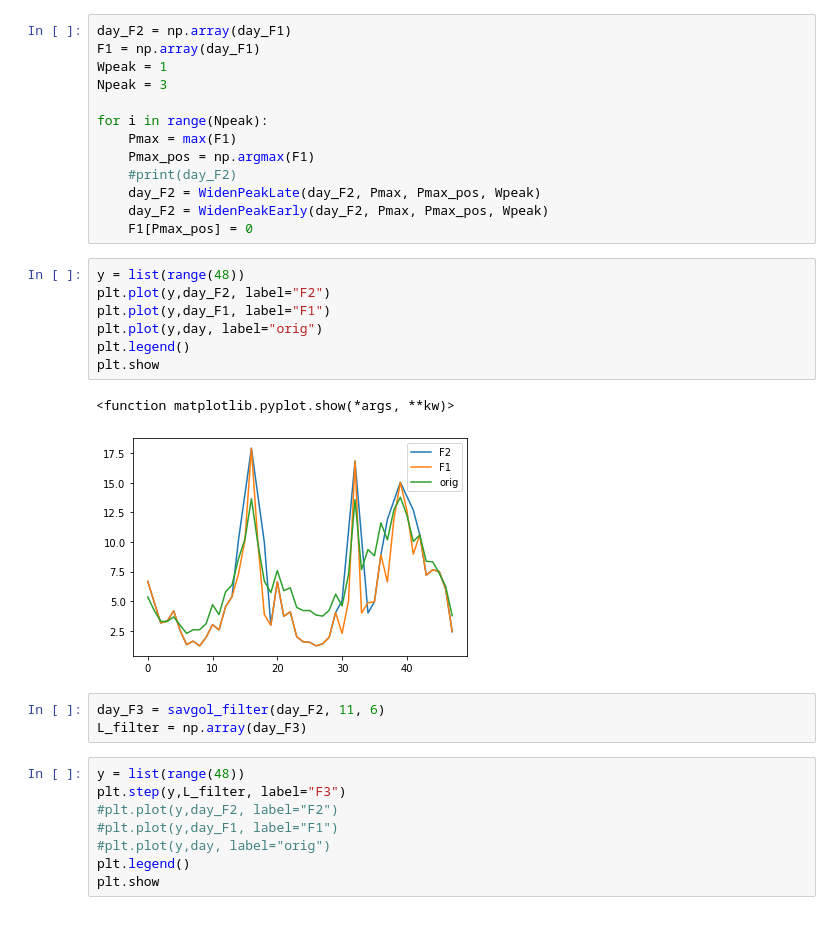
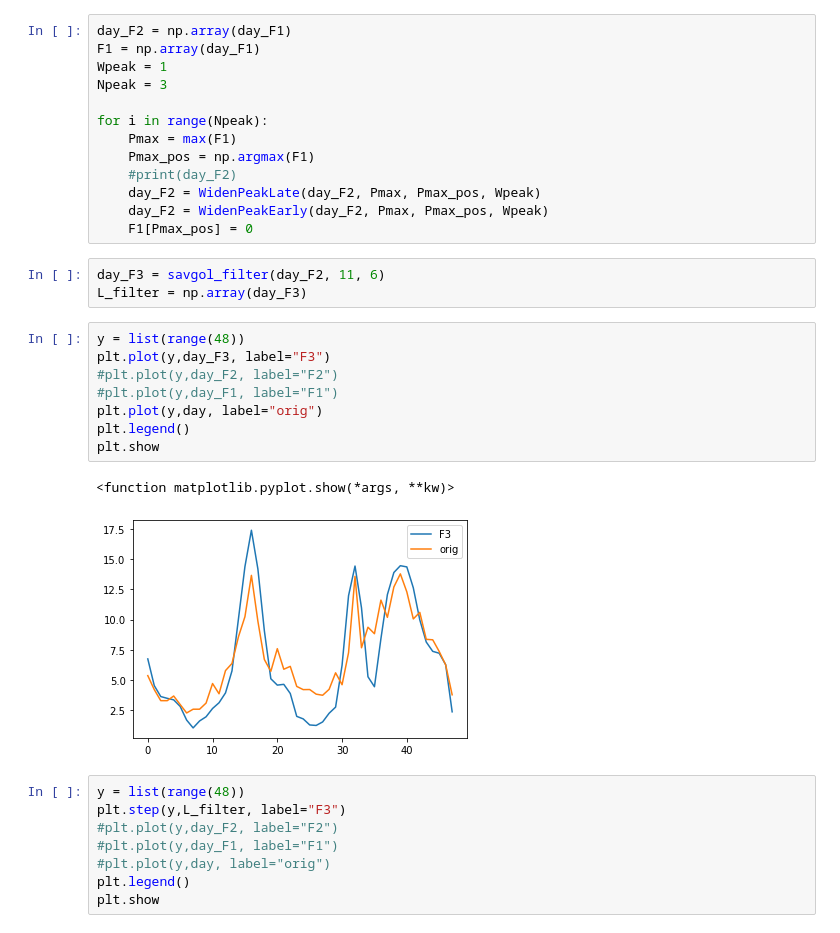
Before and after one commit to stait20/Code, a Jupyter notebook: PaperMethod.ipynb, the cells around one changed output. Cells and saved outputs as stored; diff of their text form.

```diff
--- a/PaperMethod.ipynb
+++ b/PaperMethod.ipynb
@@ -95,19 +95,20 @@ for i in range(Npeak):
     day_F2 = WidenPeakLate(day_F2, Pmax, Pmax_pos, Wpeak)
     day_F2 = WidenPeakEarly(day_F2, Pmax, Pmax_pos, Wpeak)
     F1[Pmax_pos] = 0
-# %%
-y = list(range(48))
-plt.plot(y,day_F2, label="F2")
-plt.plot(y,day_F1, label="F1")
-plt.plot(y,day, label="orig")
-plt.legend()
-plt.show
-# %% [output]
-<function matplotlib.pyplot.show(*args, **kw)>
-[figure, removed]
 # %%
 day_F3 = savgol_filter(day_F2, 11, 6)
 L_filter = np.array(day_F3)
+# %%
+y = list(range(48))
+plt.plot(y,day_F3, label="F3")
+#plt.plot(y,day_F2, label="F2")
+#plt.plot(y,day_F1, label="F1")
+plt.plot(y,day, label="orig")
+plt.legend()
+plt.show
+# %% [output]
+<function matplotlib.pyplot.show(*args, **kw)>
+[figure, added]
 # %%
 y = list(range(48))
 plt.step(y,L_filter, label="F3")
```
Also changed, not shown: parts of 5 cells of this notebook.
